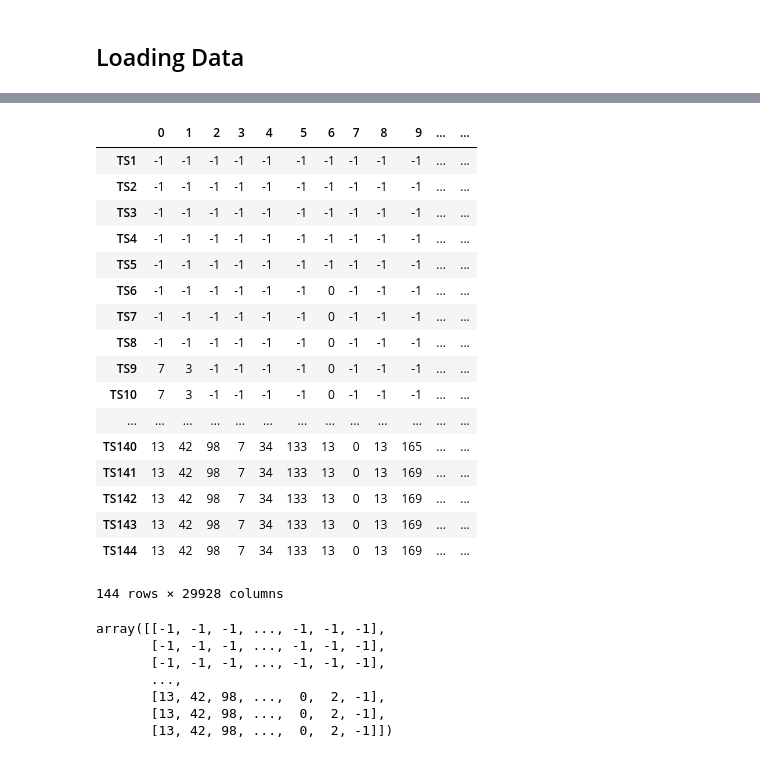
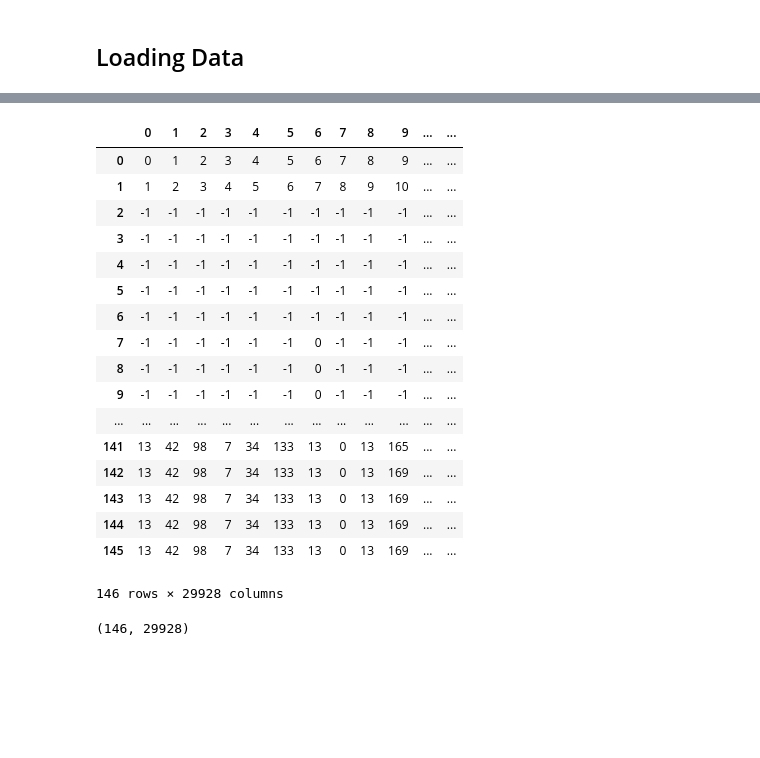
Before and after one commit to nishantrathi100/NewsTrendsAnalytics, a Jupyter notebook: FB_Project_Deep_Learning.ipynb, the cells around one changed output, grey strips where cells are left out. Saved outputs shown, nothing was run; the diff lists cells and outputs as text; code cells hidden in the pictures; blank space fills up the shorter version.

```diff
--- a/FB_Project_Deep_Learning.ipynb
+++ b/FB_Project_Deep_Learning.ipynb
@@ -43,2 +21,0 @@ dfFb_Ec
-# %%
-dfFb_Ec = dfFb_Ec.drop(['IDLink'], 0)
@@ -70,9 +21,0 @@ dfFb_Ec
-# %%
-#dfFb_Ec = dfFb_Ec.drop(['IDLink'], 1)
-
-
-
-#df = dfFinal[(dfFinal.Facebook != -1) & (dfFinal.GooglePlus != -1) & (dfFinal.LinkedIn != -1)]
-dfFb_Ec = dfFb_Ec.drop(['IDLink'], 0)
-
-dfFb_Ec = dfFb_Ec.drop(['index'], 0)
@@ -81,22 +22,24 @@ dfFb_Ec = dfFb_Ec.drop(['index'], 0)
-# %%
-dfFb_Ec
-# %% [output]
-|  | 0 | 1 | 2 | 3 | 4 | 5 | 6 | 7 | 8 | 9 | ... | ... |
-| TS1 | -1 | -1 | -1 | -1 | -1 | -1 | -1 | -1 | -1 | -1 | ... | ... |
-| TS2 | -1 | -1 | -1 | -1 | -1 | -1 | -1 | -1 | -1 | -1 | ... | ... |
-| TS3 | -1 | -1 | -1 | -1 | -1 | -1 | -1 | -1 | -1 | -1 | ... | ... |
-| TS4 | -1 | -1 | -1 | -1 | -1 | -1 | -1 | -1 | -1 | -1 | ... | ... |
-| TS5 | -1 | -1 | -1 | -1 | -1 | -1 | -1 | -1 | -1 | -1 | ... | ... |
-| TS6 | -1 | -1 | -1 | -1 | -1 | -1 | 0 | -1 | -1 | -1 | ... | ... |
-| TS7 | -1 | -1 | -1 | -1 | -1 | -1 | 0 | -1 | -1 | -1 | ... | ... |
-| TS8 | -1 | -1 | -1 | -1 | -1 | -1 | 0 | -1 | -1 | -1 | ... | ... |
-| TS9 | 7 | 3 | -1 | -1 | -1 | -1 | 0 | -1 | -1 | -1 | ... | ... |
-| TS10 | 7 | 3 | -1 | -1 | -1 | -1 | 0 | -1 | -1 | -1 | ... | ... |
-| ... | ... | ... | ... | ... | ... | ... | ... | ... | ... | ... | ... | ... |
-| TS140 | 13 | 42 | 98 | 7 | 34 | 133 | 13 | 0 | 13 | 165 | ... | ... |
-| TS141 | 13 | 42 | 98 | 7 | 34 | 133 | 13 | 0 | 13 | 169 | ... | ... |
-| TS142 | 13 | 42 | 98 | 7 | 34 | 133 | 13 | 0 | 13 | 169 | ... | ... |
-| TS143 | 13 | 42 | 98 | 7 | 34 | 133 | 13 | 0 | 13 | 169 | ... | ... |
-| TS144 | 13 | 42 | 98 | 7 | 34 | 133 | 13 | 0 | 13 | 169 | ... | ... |
-144 rows × 29928 columns
+# %%
+dfFb_Ec=dfFb_Ec.reset_index().T
+dfFb_Ec = dfFb_Ec.drop(['index'], axis=0, inplace=False)
+dfFb_Ec= dfFb_Ec.drop(['IDLink'], axis=0, inplace=False)
+# %% [output]
+|  | 0 | 1 | 2 | 3 | 4 | 5 | 6 | 7 | 8 | 9 | ... | ... |
+| 0 | 0 | 1 | 2 | 3 | 4 | 5 | 6 | 7 | 8 | 9 | ... | ... |
+| 1 | 1 | 2 | 3 | 4 | 5 | 6 | 7 | 8 | 9 | 10 | ... | ... |
+| 2 | -1 | -1 | -1 | -1 | -1 | -1 | -1 | -1 | -1 | -1 | ... | ... |
+| 3 | -1 | -1 | -1 | -1 | -1 | -1 | -1 | -1 | -1 | -1 | ... | ... |
+| 4 | -1 | -1 | -1 | -1 | -1 | -1 | -1 | -1 | -1 | -1 | ... | ... |
+| 5 | -1 | -1 | -1 | -1 | -1 | -1 | -1 | -1 | -1 | -1 | ... | ... |
+| 6 | -1 | -1 | -1 | -1 | -1 | -1 | -1 | -1 | -1 | -1 | ... | ... |
+| 7 | -1 | -1 | -1 | -1 | -1 | -1 | 0 | -1 | -1 | -1 | ... | ... |
+| 8 | -1 | -1 | -1 | -1 | -1 | -1 | 0 | -1 | -1 | -1 | ... | ... |
+| 9 | -1 | -1 | -1 | -1 | -1 | -1 | 0 | -1 | -1 | -1 | ... | ... |
+| ... | ... | ... | ... | ... | ... | ... | ... | ... | ... | ... | ... | ... |
+| 141 | 13 | 42 | 98 | 7 | 34 | 133 | 13 | 0 | 13 | 165 | ... | ... |
+| 142 | 13 | 42 | 98 | 7 | 34 | 133 | 13 | 0 | 13 | 169 | ... | ... |
+| 143 | 13 | 42 | 98 | 7 | 34 | 133 | 13 | 0 | 13 | 169 | ... | ... |
+| 144 | 13 | 42 | 98 | 7 | 34 | 133 | 13 | 0 | 13 | 169 | ... | ... |
+| 145 | 13 | 42 | 98 | 7 | 34 | 133 | 13 | 0 | 13 | 169 | ... | ... |
+146 rows × 29928 columns
 # %%
@@ -109,12 +52,6 @@ p = data.shape[1]
 # Make data a numpy array
 data = data.values
 # %%
-data
+data.shape
 # %% [output]
-array([[-1, -1, -1, ..., -1, -1, -1],
-       [-1, -1, -1, ..., -1, -1, -1],
-       [-1, -1, -1, ..., -1, -1, -1],
-       ...,
-       [13, 42, 98, ...,  0,  2, -1],
-       [13, 42, 98, ...,  0,  2, -1],
-       [13, 42, 98, ...,  0,  2, -1]])
+(146, 29928)
```
Also changed, not shown: parts of 34 cells of this notebook, 4 other files.
